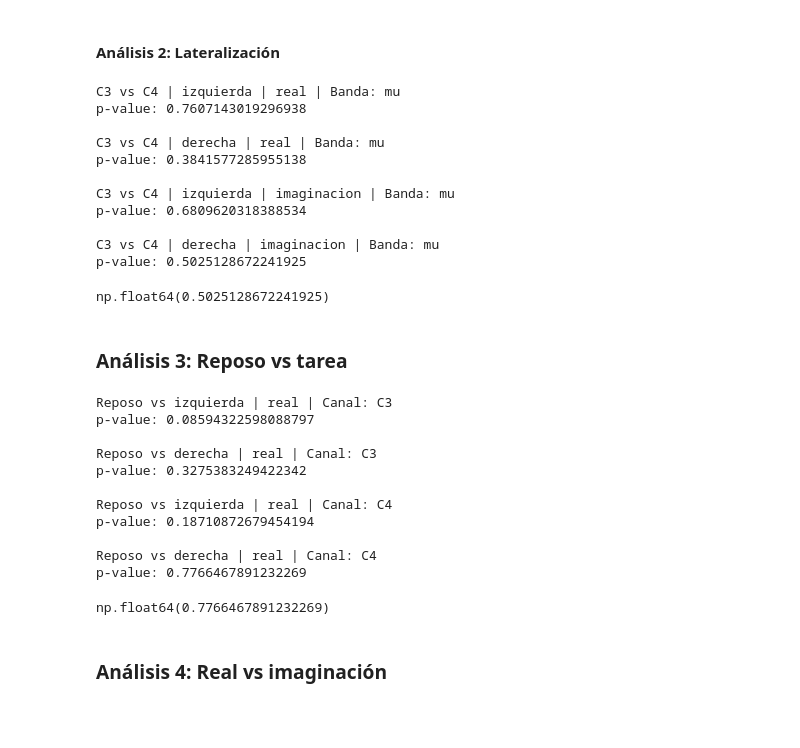
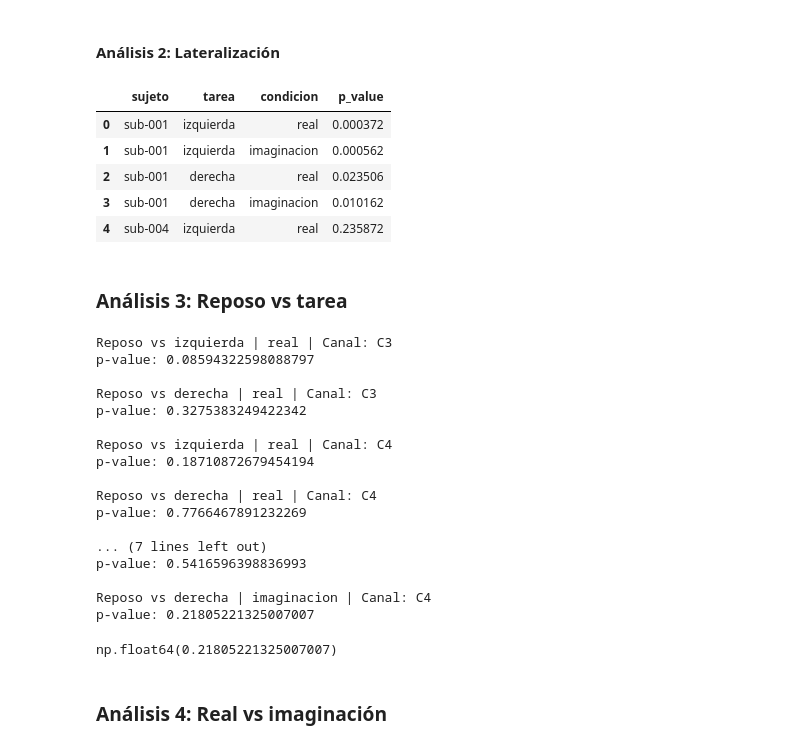
Before and after one commit to KarenAgudelo769/Proyecto_biosenales, a Jupyter notebook: codigo.ipynb, the cells around one changed output. Drawn from its saved outputs; the diff is of its cells as text; code cells hidden in the pictures; blank space fills up the shorter version.

```diff
--- a/codigo.ipynb
+++ b/codigo.ipynb
@@ -811,38 +809,45 @@ np.float64(0.5873446141091347)
 # %% [markdown]
 #### Análisis 2: Lateralización
 # %%
-def comparar_lateralizacion(df, tarea, banda, condicion):
+from scipy.stats import mannwhitneyu
 
-    data = df[(df['tarea'] == tarea) & (df['condicion'] == condicion)]
+resultados_sujeto = []
 
-    c3 = data[data['canal'] == 'C3'][banda]
-    c4 = data[data['canal'] == 'C4'][banda]
+for sujeto in df_final['sujeto'].unique():
 
-    stat, p = mannwhitneyu(c3, c4)
+    df_suj = df_final[df_final['sujeto'] == sujeto]
 
-    print(f"\nC3 vs C4 | {tarea} | {condicion} | Banda: {banda}")
-    print(f"p-value: {p}")
+    for tarea in ['izquierda', 'derecha']:
+        for condicion in ['real', 'imaginacion']:
 
-    return p
+            data = df_suj[
+                (df_suj['tarea'] == tarea) &
+                (df_suj['condicion'] == condicion)
+            ]
+
+            c3 = data[data['canal'] == 'C3']['mu']
+            c4 = data[data['canal'] == 'C4']['mu']
+
+            if len(c3) > 0 and len(c4) > 0:
+                _, p = mannwhitneyu(c3, c4)
+
+                resultados_sujeto.append({
+                    'sujeto': sujeto,
+                    'tarea': tarea,
+                    'condicion': condicion,
+                    'p_value': p
+                })
+
+df_lateralizacion_sujetos = pd.DataFrame(resultados_sujeto)
 # %%
-comparar_lateralizacion(df_final, 'izquierda', 'mu', 'real')
-comparar_lateralizacion(df_final, 'derecha', 'mu', 'real')
-
-comparar_lateralizacion(df_final, 'izquierda', 'mu', 'imaginacion')
-comparar_lateralizacion(df_final, 'derecha', 'mu', 'imaginacion')
+df_lateralizacion_sujetos.head()
 # %% [output]
-C3 vs C4 | izquierda | real | Banda: mu
-p-value: 0.7607143019296938
-
-C3 vs C4 | derecha | real | Banda: mu
-p-value: 0.3841577285955138
-
-C3 vs C4 | izquierda | imaginacion | Banda: mu
-p-value: 0.6809620318388534
-
-C3 vs C4 | derecha | imaginacion | Banda: mu
-p-value: 0.5025128672241925
-np.float64(0.5025128672241925)
+|  | sujeto | tarea | condicion | p_value |
+| 0 | sub-001 | izquierda | real | 0.000372 |
+| 1 | sub-001 | izquierda | imaginacion | 0.000562 |
+| 2 | sub-001 | derecha | real | 0.023506 |
+| 3 | sub-001 | derecha | imaginacion | 0.010162 |
+| 4 | sub-004 | izquierda | real | 0.235872 |
 # %% [markdown]
 ### Análisis 3: Reposo vs tarea
 # %%
@@ -860,10 +865,17 @@ def comparar_reposo_vs_tarea(df, canal, banda, tarea, condicion):
 
     return p
 # %%
+# REAL
 comparar_reposo_vs_tarea(df_final, 'C3', 'mu', 'izquierda', 'real')
 comparar_reposo_vs_tarea(df_final, 'C3', 'mu', 'derecha', 'real')
 comparar_reposo_vs_tarea(df_final, 'C4', 'mu', 'izquierda', 'real')
 comparar_reposo_vs_tarea(df_final, 'C4', 'mu', 'derecha', 'real')
+
+# IMAGINACIÓN
+comparar_reposo_vs_tarea(df_final, 'C3', 'mu', 'izquierda', 'imaginacion')
+comparar_reposo_vs_tarea(df_final, 'C3', 'mu', 'derecha', 'imaginacion')
+comparar_reposo_vs_tarea(df_final, 'C4', 'mu', 'izquierda', 'imaginacion')
+comparar_reposo_vs_tarea(df_final, 'C4', 'mu', 'derecha', 'imaginacion')
 # %% [output]
 Reposo vs izquierda | real | Canal: C3
 p-value: 0.08594322598088797
@@ -876,7 +888,13 @@ p-value: 0.18710872679454194
 
 Reposo vs derecha | real | Canal: C4
 p-value: 0.7766467891232269
+
+... (7 lines left out)
+p-value: 0.5416596398836993
+
+Reposo vs derecha | imaginacion | Canal: C4
+p-value: 0.21805221325007007
-np.float64(0.7766467891232269)
+np.float64(0.21805221325007007)
 # %% [markdown]
 ### Análisis 4: Real vs imaginación
 # %%
```
Also changed, not shown: parts of 2 cells of this notebook.
